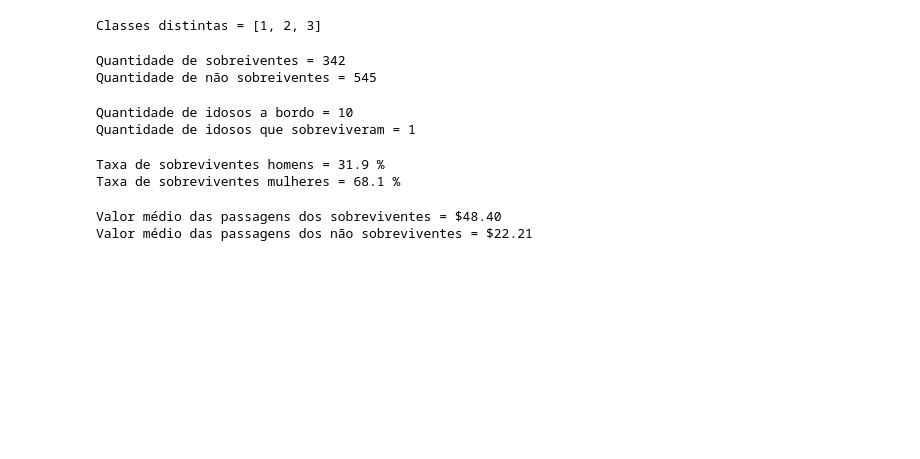
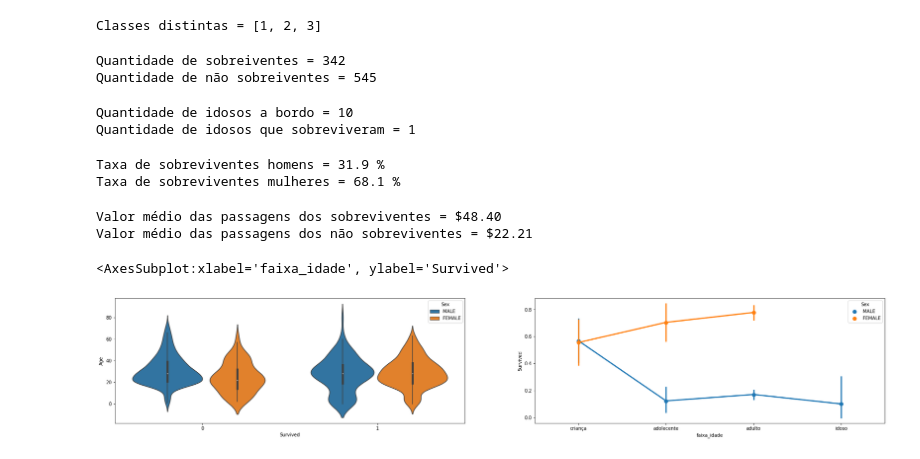
Before and after one commit to Oliveira-Renato/DataScienceTest, a Jupyter notebook: Titanic/cons_titanic.ipynb, the cells around one changed output. Saved outputs shown, nothing was run; the diff lists cells and outputs as text; code cells hidden in the pictures; blank space fills up the shorter version.

```diff
--- a/Titanic/cons_titanic.ipynb
+++ b/Titanic/cons_titanic.ipynb
@@ -224,0 +229,8 @@ Valor médio das passagens dos não sobreviventes = $22.21
+# %%
+fig, axs = plt.subplots(ncols=2, figsize=(30,5))
+
+sns.violinplot(x='Survived', y='Age', hue='Sex', data=df_titanic, ax=axs[0])
+sns.pointplot(x='faixa_idade', y='Survived', hue='Sex', data=df_titanic, ax=axs[1])
+# %% [output]
+<AxesSubplot:xlabel='faixa_idade', ylabel='Survived'>
+[figure, added]
```
Also changed, not shown: parts of 2 cells of this notebook, 1 other file.
